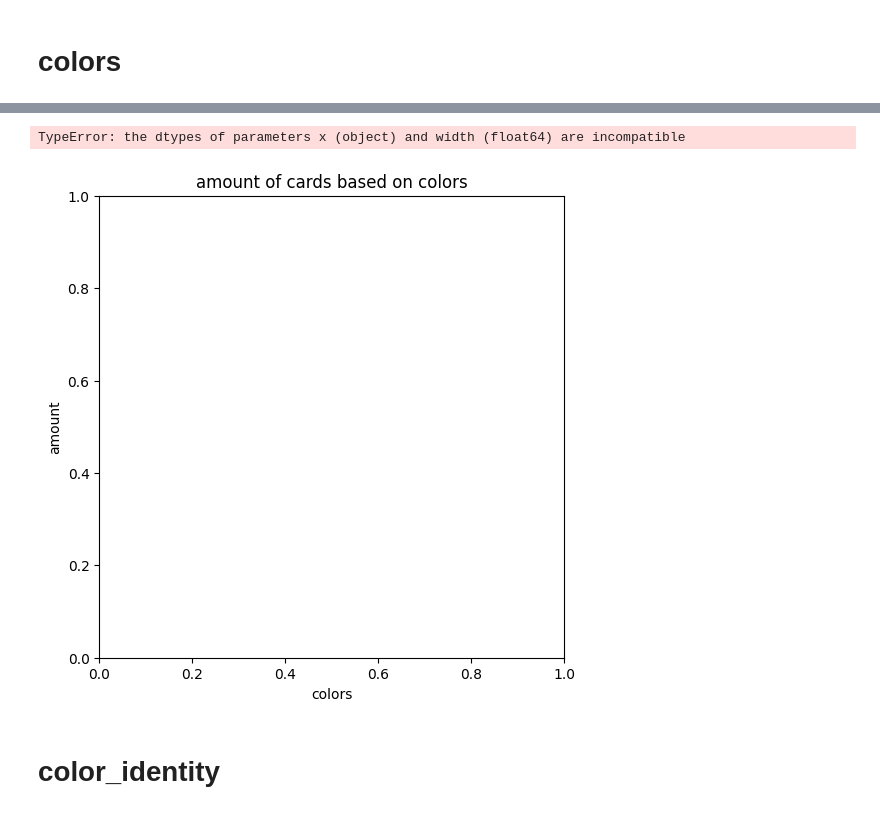
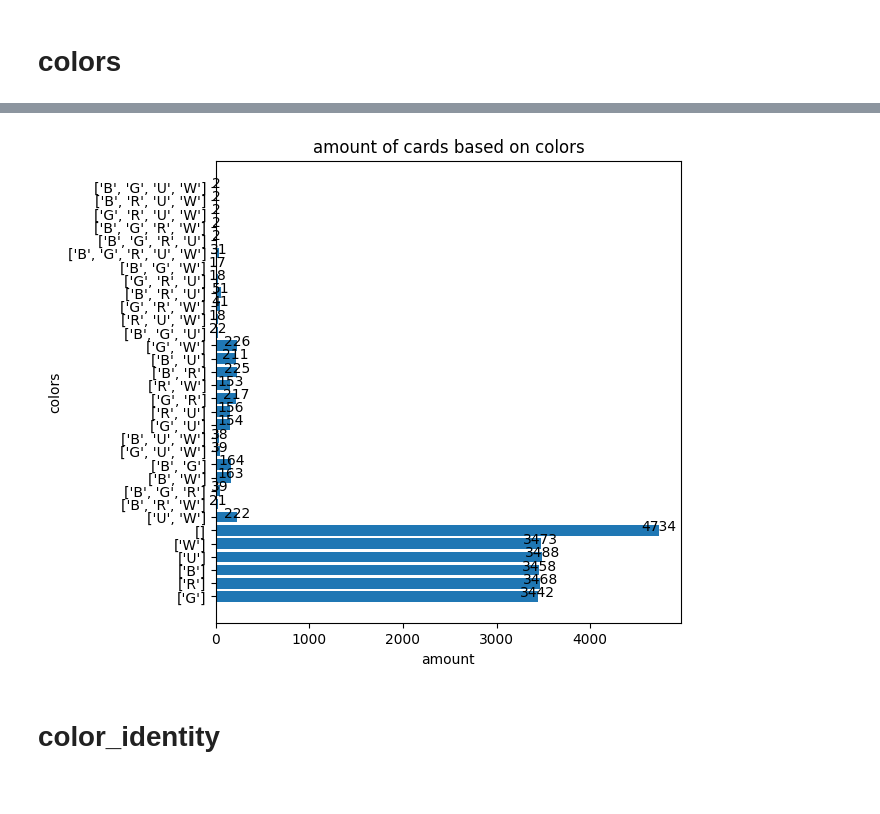
Before and after one commit to Mariodraghidicomodo/elaborato, a Jupyter notebook: progetto_data_scienze/codice/Some_Plots/Plot_final_df.ipynb, the cells around one changed output, grey strips where cells are left out. Drawn from its saved outputs; the diff is of its cells as text; code cells hidden in the pictures.

Commit message:
altri plot

```diff
--- a/progetto_data_scienze/codice/Some_Plots/Plot_final_df.ipynb
+++ b/progetto_data_scienze/codice/Some_Plots/Plot_final_df.ipynb
@@ -346,18 +350,22 @@ Index([                       [],                     ['B'],
 # %%
 plt.figure(figsize=(6,6))
 plt.title(f'amount of cards based on colors')
-plt.ylabel('amount')
-plt.xlabel('colors')
+plt.xlabel('amount')
+plt.ylabel('colors')
 #aa = final_clean_df.iloc[index_type]
-plt.bar(asse_x,asse_y)
-#plt.xticks(aa.cmc.value_counts().index)
+#plt.bar(asse_x,asse_y) #cosi mi da probelmi
+#plt.bar(np.arange(0,32),asse_y) #funzia
+#plt.bar?
+#plt.xticks(np.arange(0,32),asse_x)
+plt.barh(np.arange(0,32),asse_y)
+plt.yticks(np.arange(0,32),asse_x)
 #plt.xlim(-0.5,20)
-plt.ylim(top= 2000)
+#plt.ylim(top= 2000)
 #addlabels(aa.cmc.value_counts().index,aa.cmc.value_counts(),2000)
+addlabels_oriz(asse_x,asse_y,10000)
 plt.show()
 # %% [output]
-TypeError: the dtypes of parameters x (object) and width (float64) are incompatible
-[figure, old version]
+[figure, new version]
 # %% [markdown]
 # color_identity
 # %%
```
Also changed, not shown: parts of 34 cells of this notebook, 2 other files.
